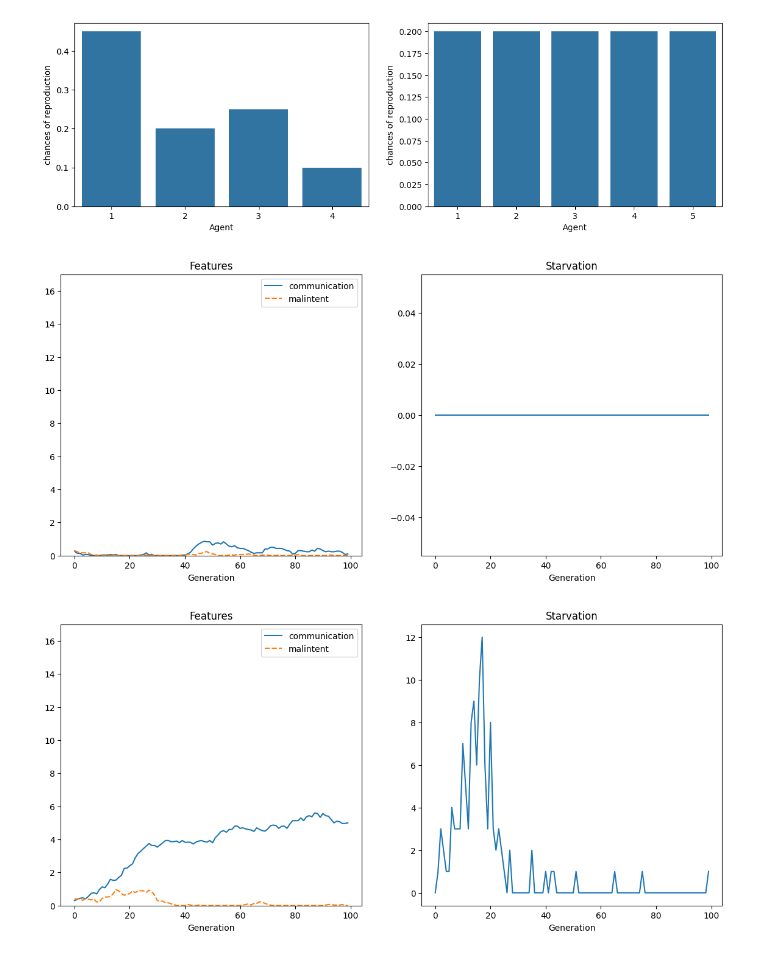
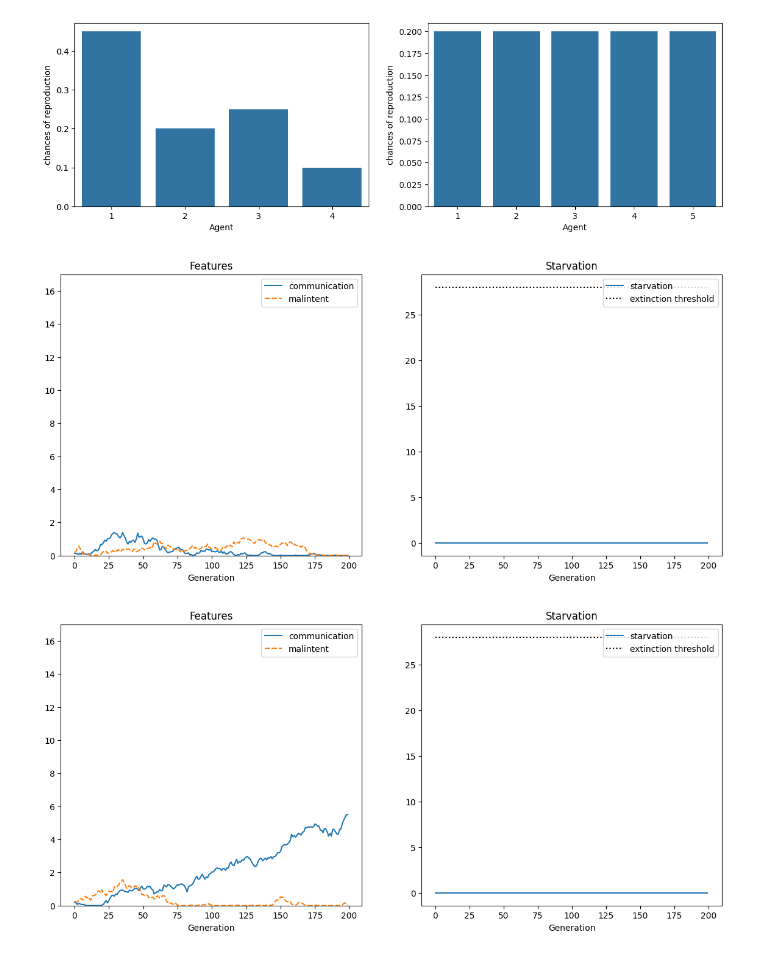
Before and after one commit to philipp-hellwig/evolution-cooperation, a Jupyter notebook: Agent_based_Model_Communication.ipynb, the cells around one changed output. Drawn from its saved outputs; the diff is of its cells as text; code cells hidden in the pictures.

```diff
--- a/Agent_based_Model_Communication.ipynb
+++ b/Agent_based_Model_Communication.ipynb
@@ -164,7 +177,7 @@ initial_food = 5
 food_decay = 1.65
 
 # Strategy 1
-strat_1 =[]
+strat_1 = []
 food_count = initial_food
 for _ in range(30):
     food_count = food_count + 1.5 - food_decay
@@ -196,11 +209,16 @@ for p_others in [0, 0.25, 0.5, 0.75, 1]:
         strat_3.loc[len(strat_3.index),:] = (i, str(p_others), food_count)
 
 # plot strategies:
-fig, ax = plt.subplots(1,3, figsize=(20,4))
+fig, ax = plt.subplots(3,1, figsize=(6,16))
 _ = ax[0].plot(strat_1)
 _ = ax[0].set_title("Strategy 1 (hermit)")
+_ = ax[0].set_xlabel("food_opportunity")
+_ = ax[0].set_ylabel("food")
+_ = ax[0].hlines(0, 0, 29, color="black", linestyles="dotted")
 _ = sns.lineplot(data=strat_2, x="food_opportunity", y="food", hue="p_others_malintent", ax=ax[1])
 _ = ax[1].set_title("Strategy 2 (benevolent)")
+_ = ax[1].hlines(0, 0, 29, color="black", linestyles="dotted")
 _ = sns.lineplot(data=strat_3, x="food_opportunity", y="food", hue="p_others_malintent", ax=ax[2])
 _ = ax[2].set_title("Strategy 3 (malicious)")
+_ = ax[2].hlines(0, 0, 29, color="black", linestyles="dotted")
 # %% [output]
@@ -262,29 +280,36 @@ def reproduce(population: list[Agent], mu: float, reputation=False, size=1):
     return offspring
 
 
-def simulate_generation(num_food_opportunities: int, num_generations:int, population_size:int, reputation_reproduction: bool, mu=0.01):
+def simulate_generation(num_food_opportunities: int, num_generations:int, population_size:int, reputation_reproduction: bool, mu=0.01, **class_variables):
+    # adjust class variables if given:
+    Agent.set_class_variables(**class_variables)
+
+    # set up df to collect data:
     features = pd.DataFrame(columns=["communication", "malintent", "starvation"])
+
+    #initialize first generation
     current_gen = [Agent(mu) for _ in range(population_size)]
+
     for gen in tqdm(range(1, (num_generations+1))):
         initial_generation_population_size = len(current_gen)
         for food_opportunity in range(1, (num_food_opportunities+1)):
             # apply food decay and food opportunities:
             for agent in current_gen:
-                agent.food_decay()
+                agent.apply_food_decay()
                 agent.found_food(other=np.random.choice(current_gen))
 
             # starve agents every 5 generations if their food_counter drops too low:
             if food_opportunity % 5 == 0:
                 current_gen = [agent for agent in current_gen if not agent.starve()]
 
-        # record population level features:
+        # record population level features/ statistics:
         communication, malintent = [],[]
         for agent in current_gen:
             communication.append(agent.communication)
             malintent.append(agent.malintent)
         features.loc[len(features.index)] = [
-            np.mean(communication) if len(current_gen)>0 else None,
-            np.mean(malintent) if len(current_gen)>0 else None,
+            np.mean(communication) if len(current_gen) > 0 else None,
+            np.mean(malintent) if len(current_gen) > 0 else None,
             (initial_generation_population_size-len(current_gen)),
             ]
 
@@ -302,13 +327,18 @@ def plot_simulation_stats(simulation_stats):
     _ = ax[1].plot(simulation_stats["starvation"])
     _ = ax[1].set_xlabel("Generation")
     _ = ax[1].set_title("Starvation")
+    _ = ax[1].hlines(28, 0, 200, color="black", linestyles="dotted")
+    _ = ax[1].legend(["starvation", "extinction threshold"])
+    plt.show()
 # %%
-sim_no_reputation = simulate_generation(num_food_opportunities=30, num_generations=100, population_size=30, reputation_reproduction=False)
+# Simulation without Reproduction
+sim_no_reputation = simulate_generation(num_food_opportunities=30, num_generations=200, population_size=30, reputation_reproduction=False)
 plot_simulation_stats(sim_no_reputation)
 # %% [output]
-[figure, old version]
+[figure, new version]
 # %%
-stats_reputation = simulate_generation(num_food_opportunities=100, num_generations=100, population_size=30, reputation_reproduction=True)
-plot_simulation_stats(stats_reputation)
+# Simulation with reputation-based reproduction
+sim_reputation = simulate_generation(num_food_opportunities=30, num_generations=200, population_size=30, reputation_reproduction=True)
+plot_simulation_stats(sim_reputation)
 # %% [output]
-[figure, old version]
+[figure, new version]
```
Also changed, not shown: parts of 18 cells of this notebook.
